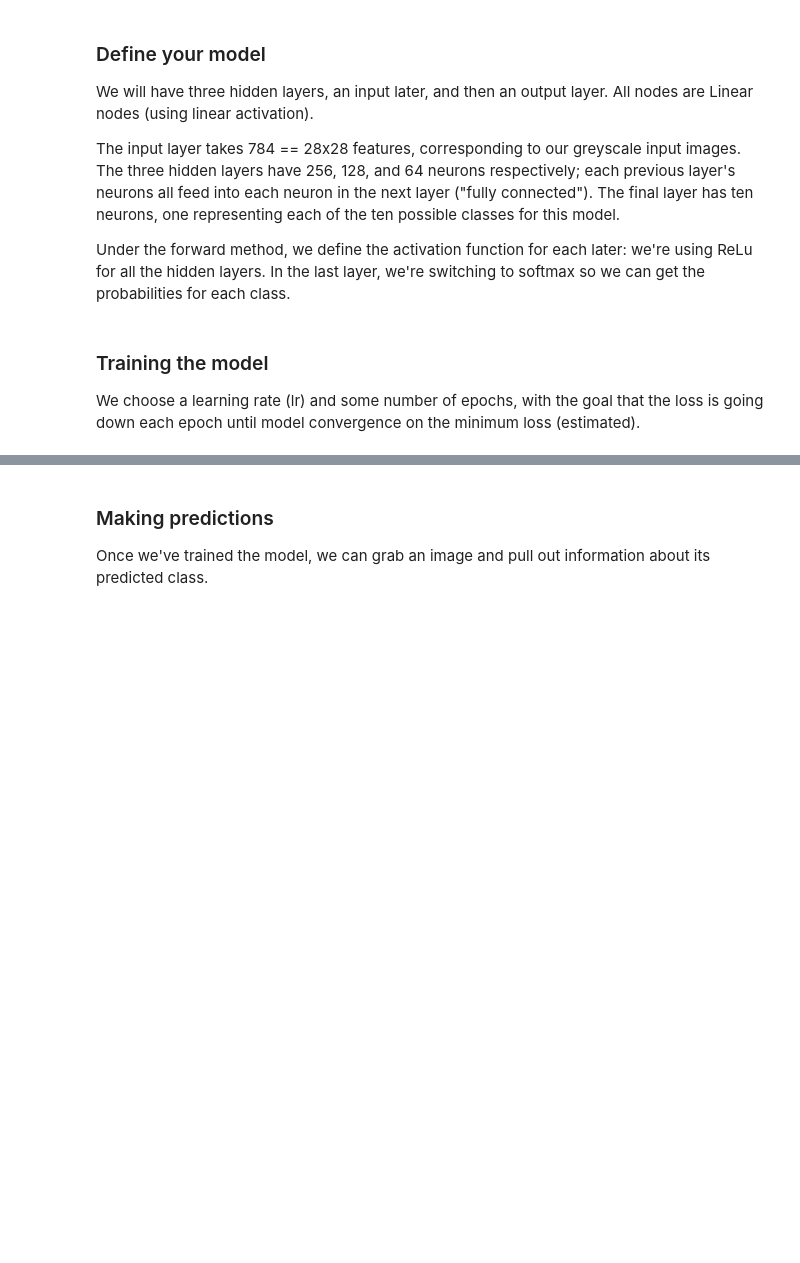
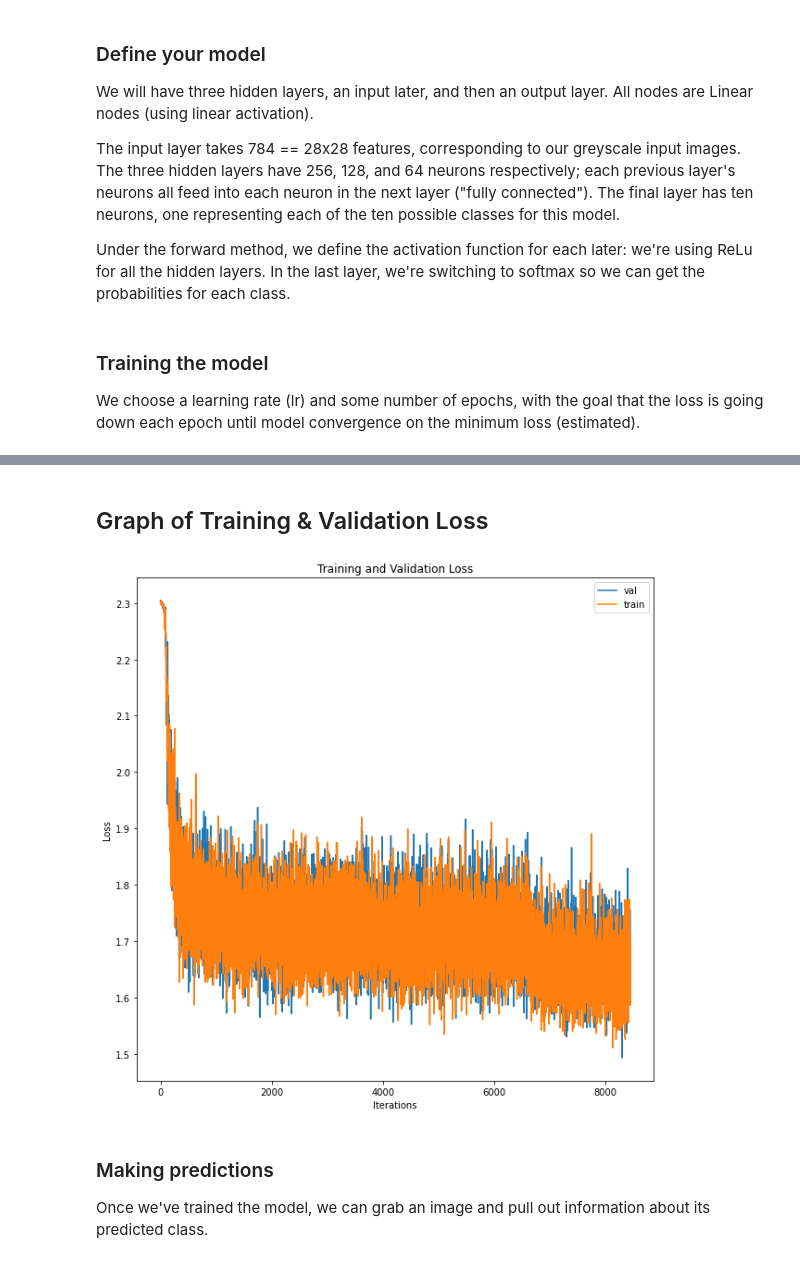
Before and after one commit to samodle/Learning-Machine-Learning, a Jupyter notebook: Misc/Homework6.ipynb, the cells around one changed output, grey strips where cells are left out. Drawn from its saved outputs; the diff is of its cells as text; code cells hidden in the pictures; blank space fills up the shorter version.

```diff
--- a/Misc/Homework6.ipynb
+++ b/Misc/Homework6.ipynb
@@ -11,3 +17,16 @@ import torch.nn.functional as F
+# %%
+if False:
+    parser = argparse.ArgumentParser(description='PyTorch Image Training')
+    args = parser.parse_args()
+
+    if args.seed is not None:
+        random.seed(args.seed)
+        torch.manual_seed(args.seed)
+        cudnn.deterministic = True
+
+    if args.gpu is not None:
+        warnings.warn('You have chosen a specific GPU. This will completely '
+                          'disable data parallelism.')
 # %% [markdown]
 ### Download the Fashion MNIST dataset
 
@@ -116,10 +97,13 @@ We choose a learning rate (lr) and some number of epochs, with the goal that the
 # Create the custom network above, define the loss criterion, and choose an optimizer to learn weights
 model = Classifier()
 loss_criterion = nn.CrossEntropyLoss()
-optimizer = optim.SGD(model.parameters(), lr=0.4)
+optimizer = optim.SGD(model.parameters(), lr=0.3)
 
 # Train the network here
-epochs = 15
+epochs = 9
+
+val_losses = []
+train_losses = []
 
 for e in range(epochs):
     print("In epoch", e)
@@ -127,6 +111,9 @@ for e in range(epochs):
     for images, labels in trainloader: # processing one batch at a time
         predictions = model(images) # predict labels
         loss = loss_criterion(predictions, labels) # calculate the loss
+
+        if torch.cuda.is_available():
+            target = target.cuda(args.gpu, non_blocking=True)
 
         # BACK PROPAGATION OF LOSS to generate updated weights
         optimizer.zero_grad() # pytorch accumulates gradients from previous backwards
@@ -141,6 +128,14 @@ for e in range(epochs):
                          # model parameters)
 
         running_loss += loss.item()
+
+        tensor_images_V, labels_V = next(iter(testloader)) # returns a batch of images
+        predictions_V = model(tensor_images_V) # predict labels
+        loss_V = loss_criterion(predictions_V, labels_V) # calculate the loss
+        val_losses.append(loss_V.item())
+
+        train_losses.append(loss.item())
+
     print(f"\tTraining loss: {running_loss/len(trainloader)}")
 # %% [output]
 In epoch 0
@@ -163,3 +159,16 @@ In epoch 14
+# %% [markdown]
+## Graph of Training & Validation Loss
+# %%
+plt.figure(figsize=(10,15))
+plt.title("Training and Validation Loss")
+plt.plot(val_losses,label="val")
+plt.plot(train_losses,label="train")
+plt.xlabel("Iterations")
+plt.ylabel("Loss")
+plt.legend()
+plt.show()
+# %% [output]
+[figure, added]
 # %% [markdown]
 ### Making predictions
 Once we've trained the model, we can grab an image and pull out information about its predicted class.
```
Also changed, not shown: parts of 10 cells of this notebook.
